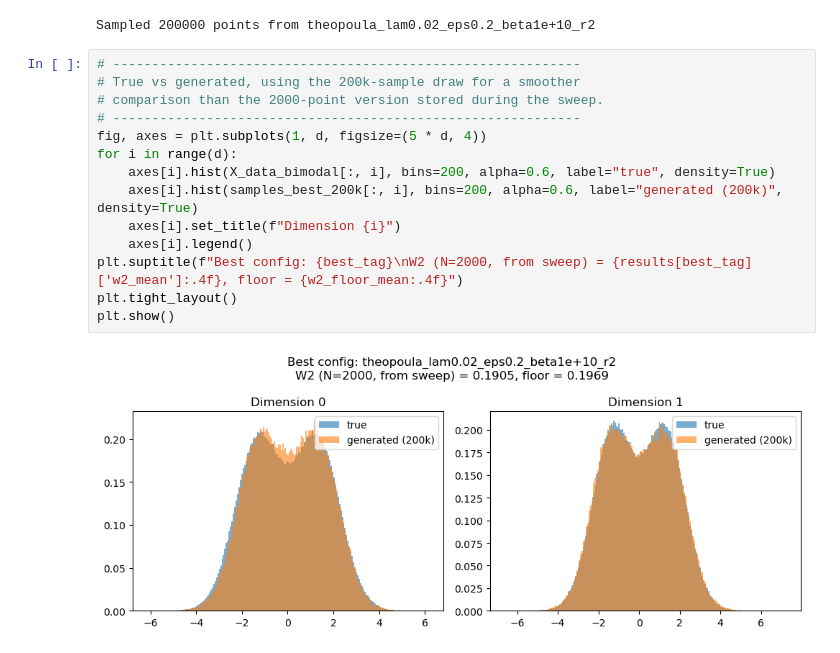
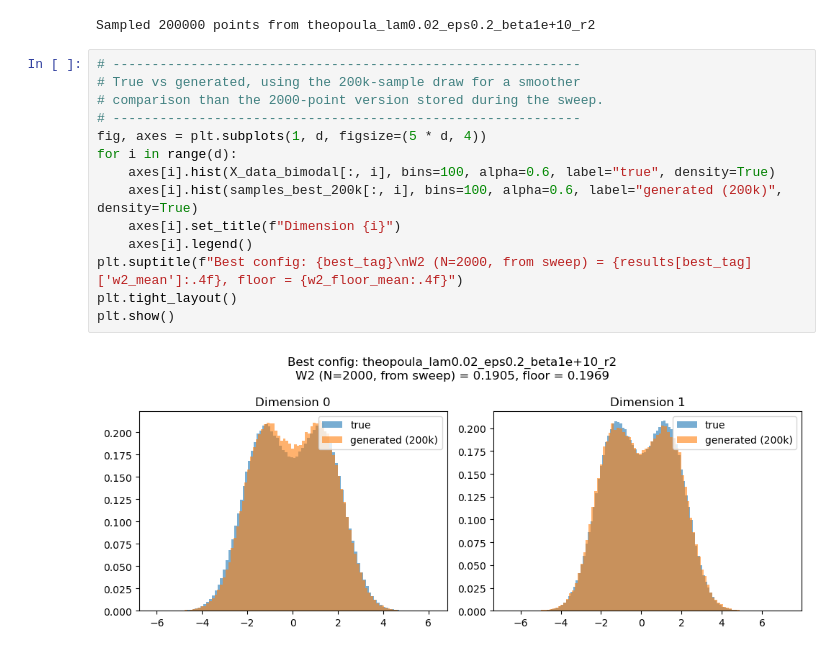
Before and after one commit to kylemcgillivray/Masters-Dissertation, a Jupyter notebook: display.ipynb, the cells around one changed output. Cells and saved outputs as stored; diff of their text form.

```diff
--- a/display.ipynb
+++ b/display.ipynb
@@ -275,16 +275,16 @@ Sampled 200000 points from theopoula_lam0.02_eps0.2_beta1e+10_r2
 # %%
 # ------------------------------------------------------------
 # True vs generated, using the 200k-sample draw for a smoother
 # comparison than the 2000-point version stored during the sweep.
 # ------------------------------------------------------------
 fig, axes = plt.subplots(1, d, figsize=(5 * d, 4))
 for i in range(d):
-    axes[i].hist(X_data_bimodal[:, i], bins=200, alpha=0.6, label="true", density=True)
-    axes[i].hist(samples_best_200k[:, i], bins=200, alpha=0.6, label="generated (200k)", density=True)
+    axes[i].hist(X_data_bimodal[:, i], bins=100, alpha=0.6, label="true", density=True)
+    axes[i].hist(samples_best_200k[:, i], bins=100, alpha=0.6, label="generated (200k)", density=True)
     axes[i].set_title(f"Dimension {i}")
     axes[i].legend()
 plt.suptitle(f"Best config: {best_tag}\nW2 (N=2000, from sweep) = {results[best_tag]['w2_mean']:.4f}, floor = {w2_floor_mean:.4f}")
 plt.tight_layout()
 plt.show()
 # %% [output]
-[figure, old version]
+[figure, new version]
```
Also changed, not shown: parts of 1 cell of this notebook, 1 other file.
